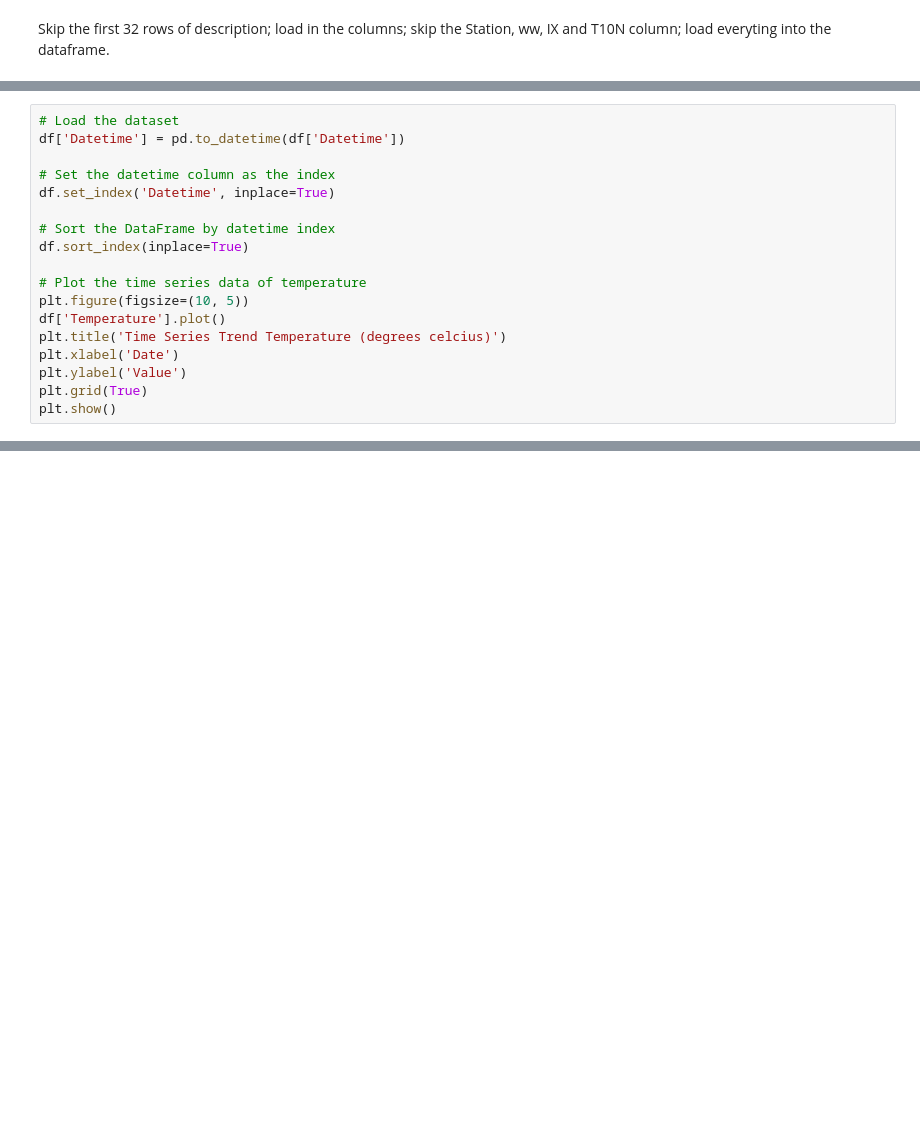
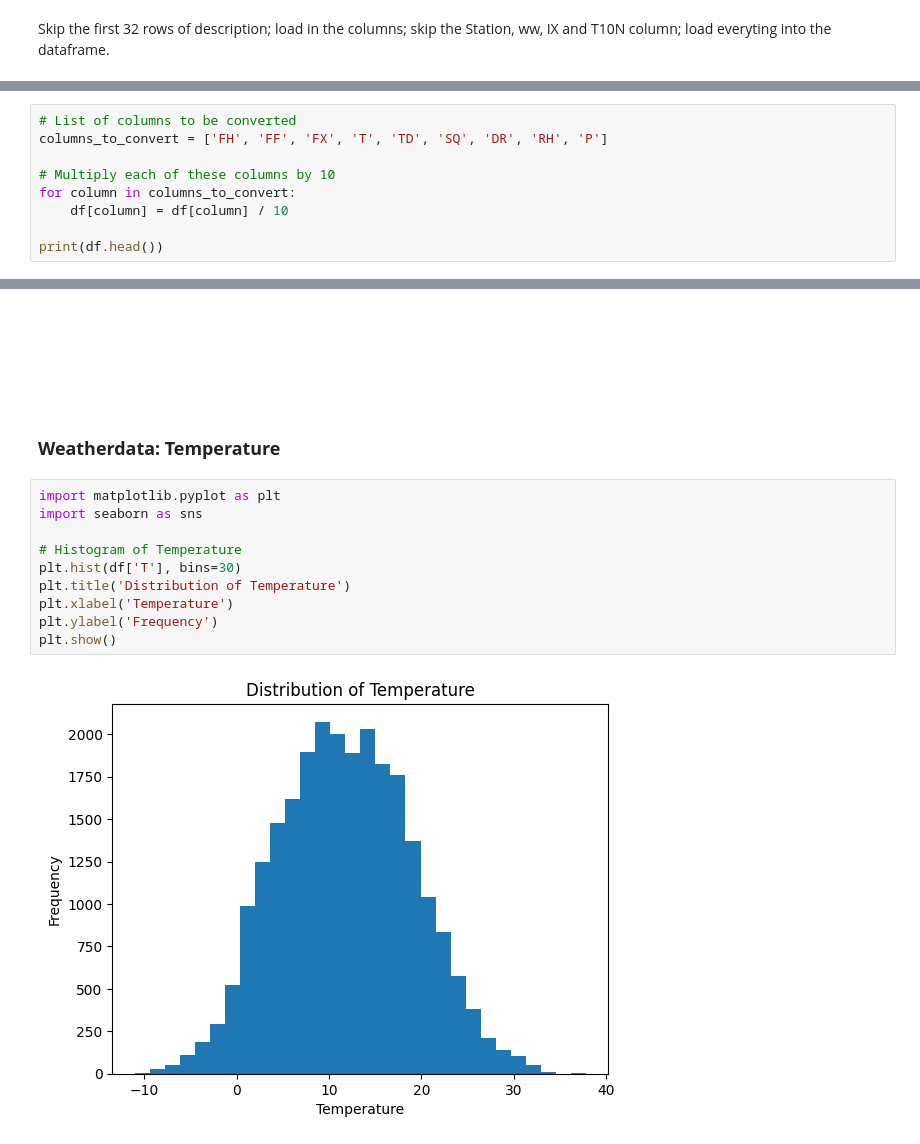
Before and after one commit to MichalI495002/S4-AI-JUGO-Assigment-, a Jupyter notebook: Notebooks/Phase 1/toSort/Weatherdata.ipynb, the cells around one changed output, grey strips where cells are left out. Cells and saved outputs as stored; diff of their text form; blank space fills up the shorter version.

Commit message:
New weatherdata

```diff
--- a/Notebooks/Phase 1/toSort/Weatherdata.ipynb
+++ b/Notebooks/Phase 1/toSort/Weatherdata.ipynb
@@ -227,18 +83,0 @@ Above you see the correlations between the features of the dataset. These correl
-# %%
-# Load the dataset
-df['Datetime'] = pd.to_datetime(df['Datetime'])
-
-# Set the datetime column as the index
-df.set_index('Datetime', inplace=True)
-
-# Sort the DataFrame by datetime index
-df.sort_index(inplace=True)
-
-# Plot the time series data of temperature
-plt.figure(figsize=(10, 5))
-df['Temperature'].plot()
-plt.title('Time Series Trend Temperature (degrees celcius)')
-plt.xlabel('Date')
-plt.ylabel('Value')
-plt.grid(True)
-plt.show()
@@ -268,0 +207,9 @@ These graph only shows the days when there was snow in Eindhoven. The data only
+# %%
+# List of columns to be converted
+columns_to_convert = ['FH', 'FF', 'FX', 'T', 'TD', 'SQ', 'DR', 'RH', 'P']
+
+# Multiply each of these columns by 10
+for column in columns_to_convert:
+    df[column] = df[column] / 10
+
+print(df.head())
@@ -268,0 +232,16 @@ These graph only shows the days when there was snow in Eindhoven. The data only
+# %% [markdown]
+<br><br><br><br>
+# %% [markdown]
+### <b>Weatherdata: Temperature</b>
+# %%
+import matplotlib.pyplot as plt
+import seaborn as sns
+
+# Histogram of Temperature
+plt.hist(df['T'], bins=30)
+plt.title('Distribution of Temperature')
+plt.xlabel('Temperature')
+plt.ylabel('Frequency')
+plt.show()
+# %% [output]
+[figure, added]
```
Also changed, not shown: parts of 47 cells of this notebook, 1 other file.
